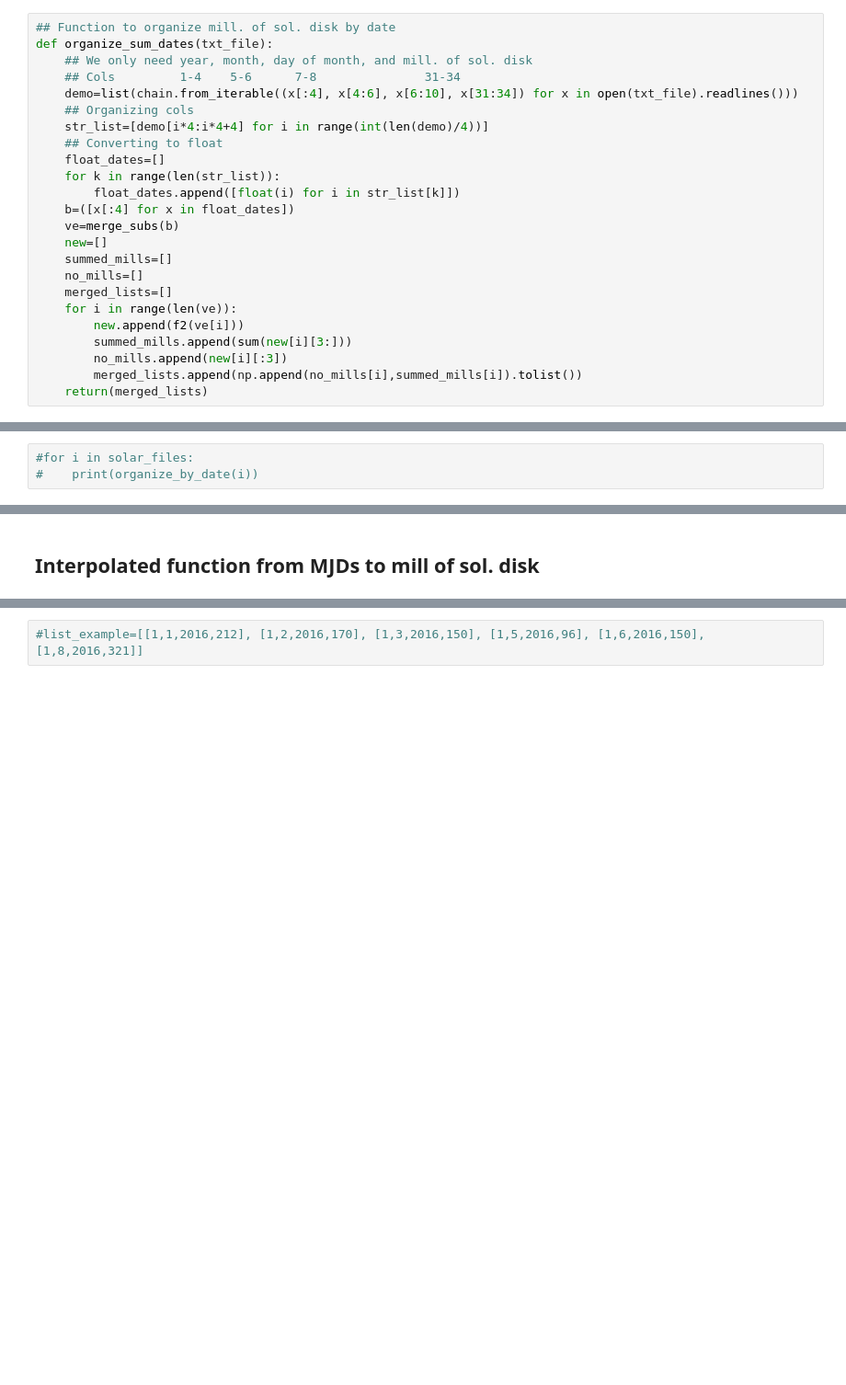
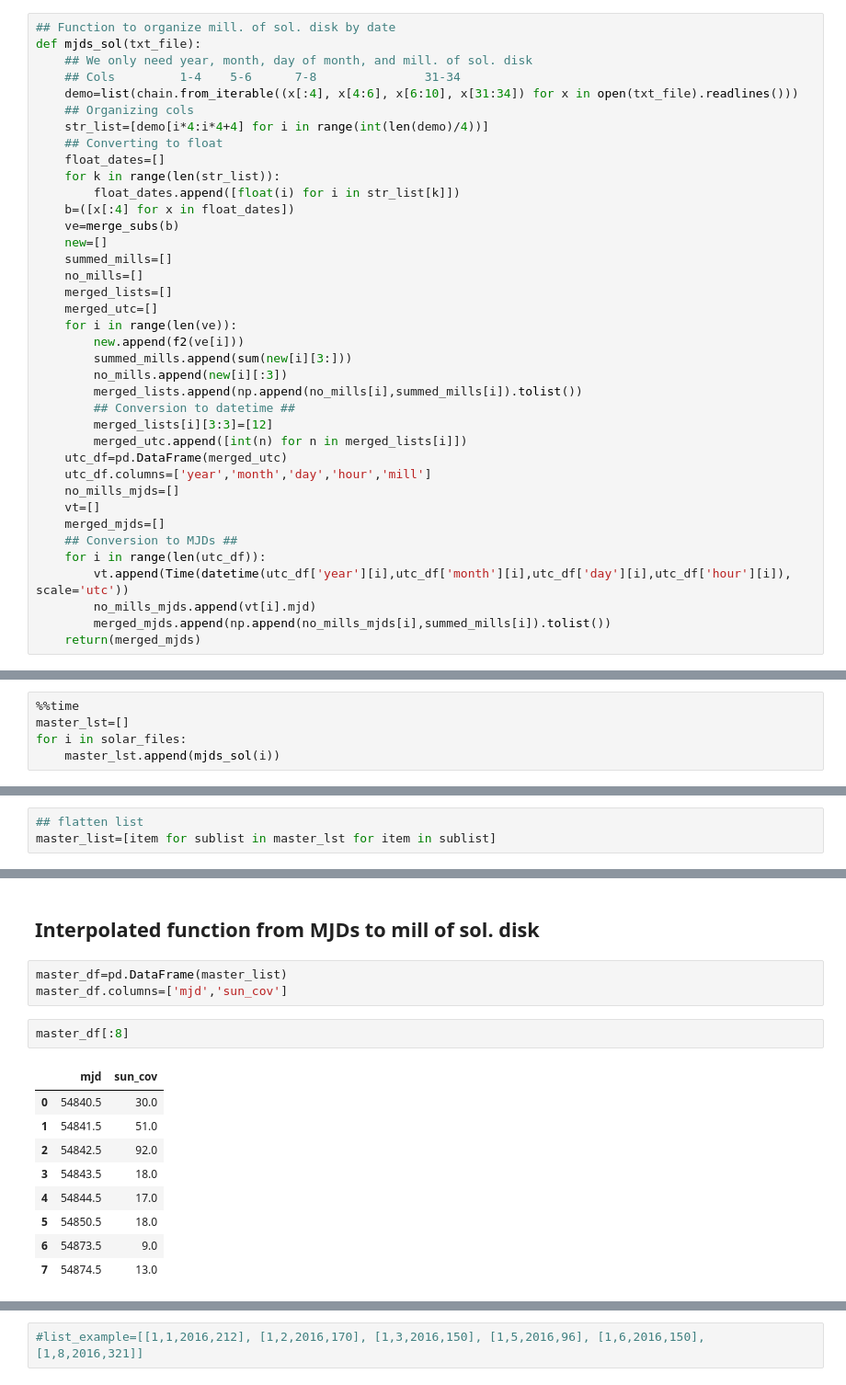
Before and after one commit to slosar/sloansky, a Jupyter notebook: py/solar_cycle.ipynb, the cells around one changed output, grey strips where cells are left out. Shown at 92% size. Drawn from its saved outputs; the diff is of its cells as text; blank space fills up the shorter version.

Commit message:
func gets MJDs, sol, and creates master list

```diff
--- a/py/solar_cycle.ipynb
+++ b/py/solar_cycle.ipynb
@@ -88,7 +89,7 @@ def f2(seq):
 ## removes duplicates
 # %%
 ## Function to organize mill. of sol. disk by date
-def organize_sum_dates(txt_file):
+def mjds_sol(txt_file):
     ## We only need year, month, day of month, and mill. of sol. disk
     ## Cols         1-4    5-6      7-8               31-34
     demo=list(chain.from_iterable((x[:4], x[4:6], x[6:10], x[31:34]) for x in open(txt_file).readlines()))
@@ -104,9 +105,23 @@ def organize_sum_dates(txt_file):
     summed_mills=[]
     no_mills=[]
     merged_lists=[]
+    merged_utc=[]
     for i in range(len(ve)):
         new.append(f2(ve[i]))
         summed_mills.append(sum(new[i][3:]))
         no_mills.append(new[i][:3])
         merged_lists.append(np.append(no_mills[i],summed_mills[i]).tolist())
-    return(merged_lists)
+        ## Conversion to datetime ##
+        merged_lists[i][3:3]=[12]
+        merged_utc.append([int(n) for n in merged_lists[i]])
+    utc_df=pd.DataFrame(merged_utc)
+    utc_df.columns=['year','month','day','hour','mill']
+    no_mills_mjds=[]
+    vt=[]
+    merged_mjds=[]
+    ## Conversion to MJDs ##
+    for i in range(len(utc_df)):
+        vt.append(Time(datetime(utc_df['year'][i],utc_df['month'][i],utc_df['day'][i],utc_df['hour'][i]), scale='utc'))
+        no_mills_mjds.append(vt[i].mjd)
+        merged_mjds.append(np.append(no_mills_mjds[i],summed_mills[i]).tolist())
+    return(merged_mjds)
@@ -122,3 +128,5 @@ trial[:5]
 # %%
-#for i in solar_files:
-#    print(organize_by_date(i))
+%%time
+master_lst=[]
+for i in solar_files:
+    master_lst.append(mjds_sol(i))
@@ -124,0 +136,3 @@ trial[:5]
+# %%
+## flatten list
+master_list=[item for sublist in master_lst for item in sublist]
@@ -125,2 +143,17 @@ trial[:5]
 # %% [markdown]
 ## Interpolated function from MJDs to mill of sol. disk
+# %%
+master_df=pd.DataFrame(master_list)
+master_df.columns=['mjd','sun_cov']
+# %%
+master_df[:8]
+# %% [output]
+|  | mjd | sun_cov |
+| 0 | 54840.5 | 30.0 |
+| 1 | 54841.5 | 51.0 |
+| 2 | 54842.5 | 92.0 |
+| 3 | 54843.5 | 18.0 |
+| 4 | 54844.5 | 17.0 |
+| 5 | 54850.5 | 18.0 |
+| 6 | 54873.5 | 9.0 |
+| 7 | 54874.5 | 13.0 |
```
Also changed, not shown: parts of 14 cells of this notebook.
